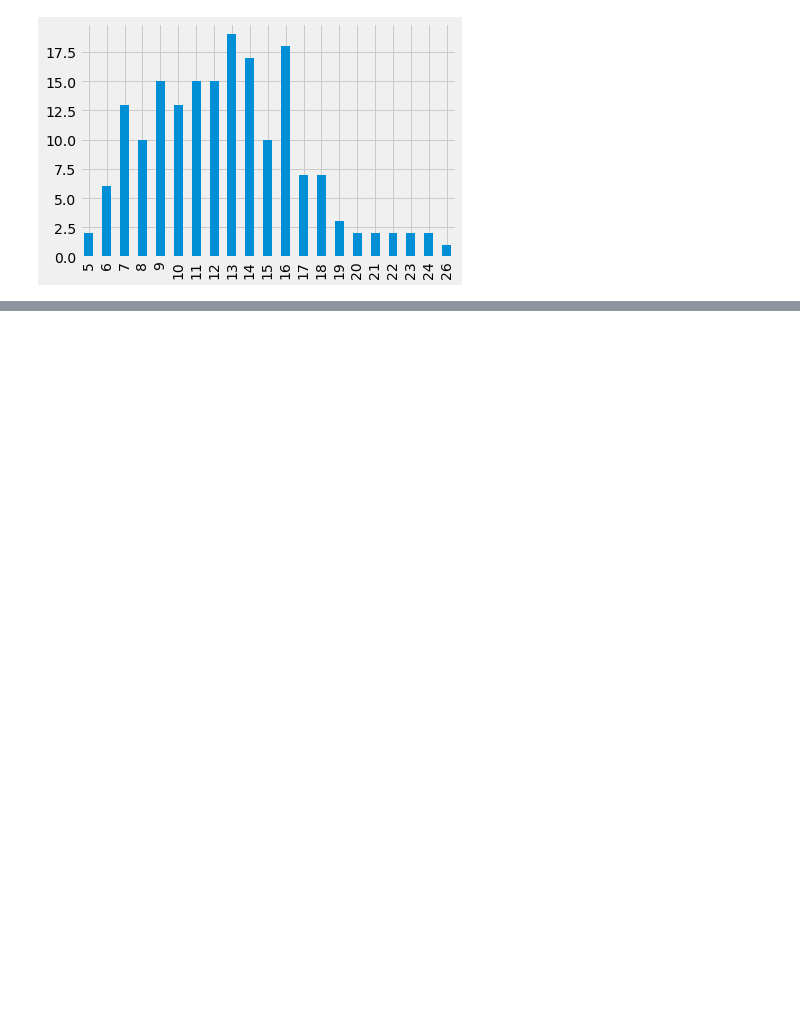
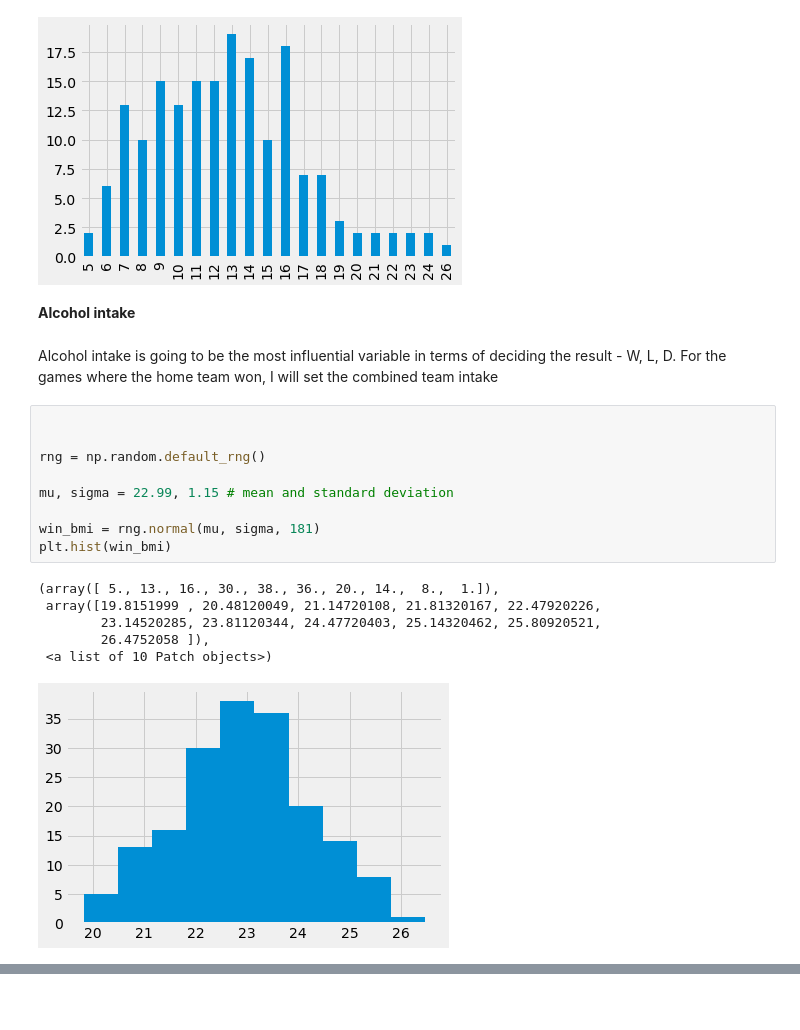
Before and after one commit to colm-o-caoimh/FootballSimulation, a Jupyter notebook: PDA_Project2020.ipynb, the cells around one changed output, grey strips where cells are left out. Drawn from its saved outputs; the diff is of its cells as text; blank space fills up the shorter version.

```diff
--- a/PDA_Project2020.ipynb
+++ b/PDA_Project2020.ipynb
@@ -400,3 +412,23 @@ win_shots_distribution.plot(kind='bar')
 # %% [output]
 <matplotlib.axes._subplots.AxesSubplot at 0x...>
 [figure]
+# %% [markdown]
+**Alcohol intake**
+# %% [markdown]
+Alcohol intake is going to be the most influential variable in terms of deciding the result - W, L, D. For the games where the home team won, I will set the combined team intake
+# %%
+
+
+rng = np.random.default_rng()
+
+mu, sigma = 22.99, 1.15 # mean and standard deviation
+
+win_bmi = rng.normal(mu, sigma, 181)
+plt.hist(win_bmi)
+# %% [output]
+(array([ 5., 13., 16., 30., 38., 36., 20., 14.,  8.,  1.]),
+ array([19.8151999 , 20.48120049, 21.14720108, 21.81320167, 22.47920226,
+        23.14520285, 23.81120344, 24.47720403, 25.14320462, 25.80920521,
+        26.4752058 ]),
+ <a list of 10 Patch objects>)
+[figure, added]
```
Also changed, not shown: parts of 30 cells of this notebook.
